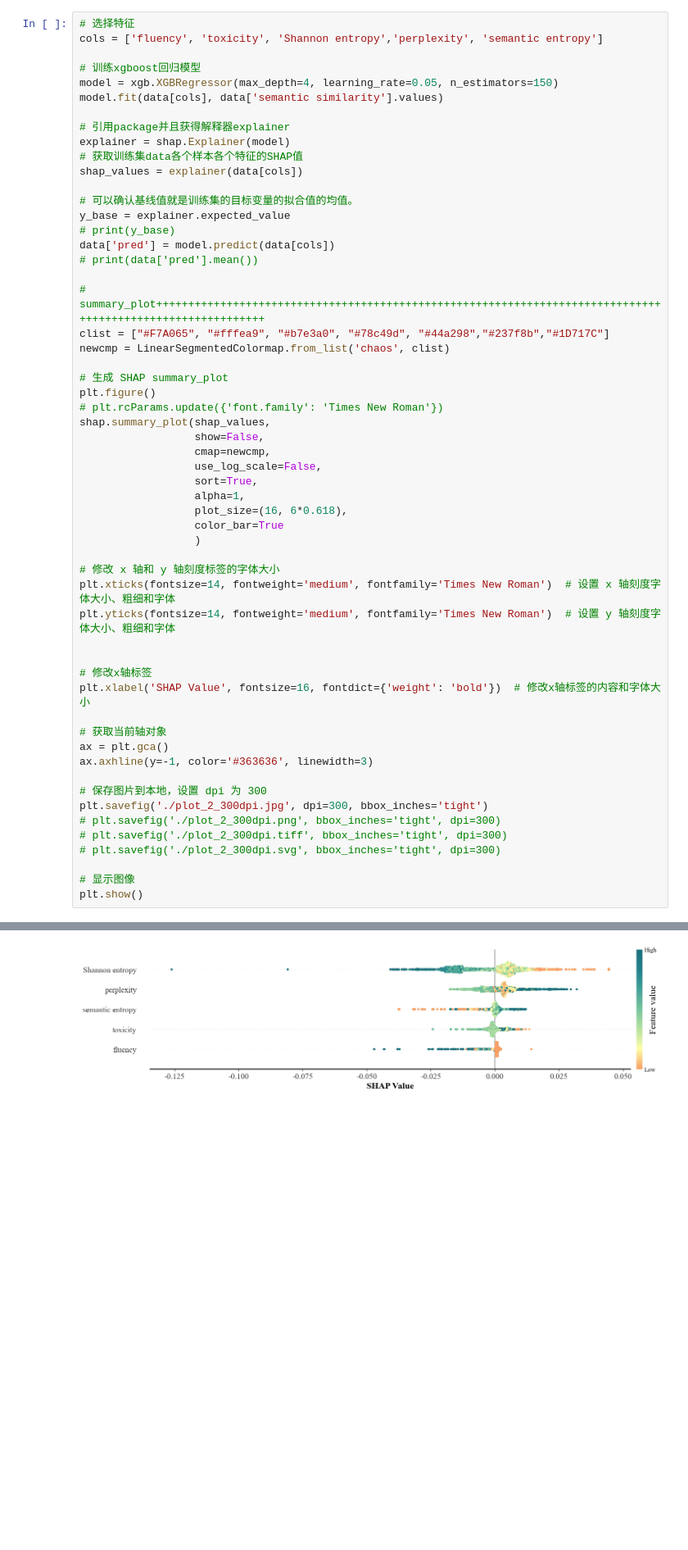
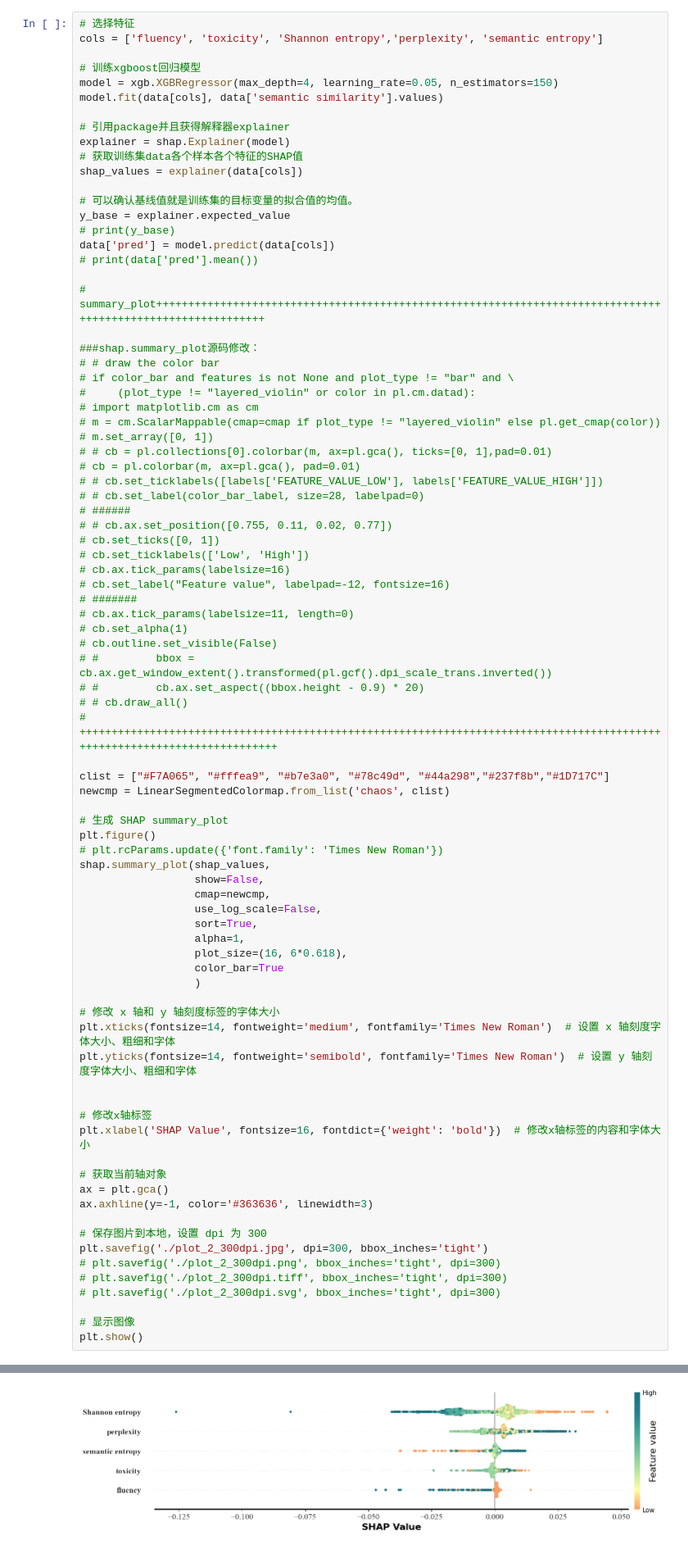
Before and after one commit to Computational-social-science/WSC, a Jupyter notebook: SHAP/Data Processing and Visualization.ipynb, the cells around one changed output, grey strips where cells are left out. Shown at 82% size. Drawn from its saved outputs; the diff is of its cells as text; blank space fills up the shorter version.

```diff
--- a/SHAP/Data Processing and Visualization.ipynb
+++ b/SHAP/Data Processing and Visualization.ipynb
@@ -370,6 +370,33 @@ data['pred'] = model.predict(data[cols])
 # print(data['pred'].mean())
 
 # summary_plot++++++++++++++++++++++++++++++++++++++++++++++++++++++++++++++++++++++++++++++++++++++++++++++++++++++++++++
+
+###shap.summary_plot源码修改：
+# # draw the color bar
+# if color_bar and features is not None and plot_type != "bar" and \
+#     (plot_type != "layered_violin" or color in pl.cm.datad):
+# import matplotlib.cm as cm
+# m = cm.ScalarMappable(cmap=cmap if plot_type != "layered_violin" else pl.get_cmap(color))
+# m.set_array([0, 1])
+# # cb = pl.collections[0].colorbar(m, ax=pl.gca(), ticks=[0, 1],pad=0.01)
+# cb = pl.colorbar(m, ax=pl.gca(), pad=0.01)
+# # cb.set_ticklabels([labels['FEATURE_VALUE_LOW'], labels['FEATURE_VALUE_HIGH']])
+# # cb.set_label(color_bar_label, size=28, labelpad=0)
+# ######
+# # cb.ax.set_position([0.755, 0.11, 0.02, 0.77])
+# cb.set_ticks([0, 1])
+# cb.set_ticklabels(['Low', 'High'])
+# cb.ax.tick_params(labelsize=16)
+# cb.set_label("Feature value", labelpad=-12, fontsize=16)
+# #######
+# cb.ax.tick_params(labelsize=11, length=0)
+# cb.set_alpha(1)
+# cb.outline.set_visible(False)
+# #         bbox = cb.ax.get_window_extent().transformed(pl.gcf().dpi_scale_trans.inverted())
+# #         cb.ax.set_aspect((bbox.height - 0.9) * 20)
+# # cb.draw_all()
+# ++++++++++++++++++++++++++++++++++++++++++++++++++++++++++++++++++++++++++++++++++++++++++++++++++++++++++++++++++++++++++
+
 clist = ["#F7A065", "#fffea9", "#b7e3a0", "#78c49d", "#44a298","#237f8b","#1D717C"]
 newcmp = LinearSegmentedColormap.from_list('chaos', clist)
 
@@ -388,7 +415,7 @@ shap.summary_plot(shap_values,
 
 # 修改 x 轴和 y 轴刻度标签的字体大小
 plt.xticks(fontsize=14, fontweight='medium', fontfamily='Times New Roman')  # 设置 x 轴刻度字体大小、粗细和字体
-plt.yticks(fontsize=14, fontweight='medium', fontfamily='Times New Roman')  # 设置 y 轴刻度字体大小、粗细和字体
+plt.yticks(fontsize=14, fontweight='semibold', fontfamily='Times New Roman')  # 设置 y 轴刻度字体大小、粗细和字体
 
 
 # 修改x轴标签
@@ -412,4 +438,4 @@ plt.show()
-[figure, old version]
+[figure, new version]
 # %% [markdown]
 ### 图3
 # %%
```
Also changed, not shown: parts of 3 cells of this notebook, 1 other file.
